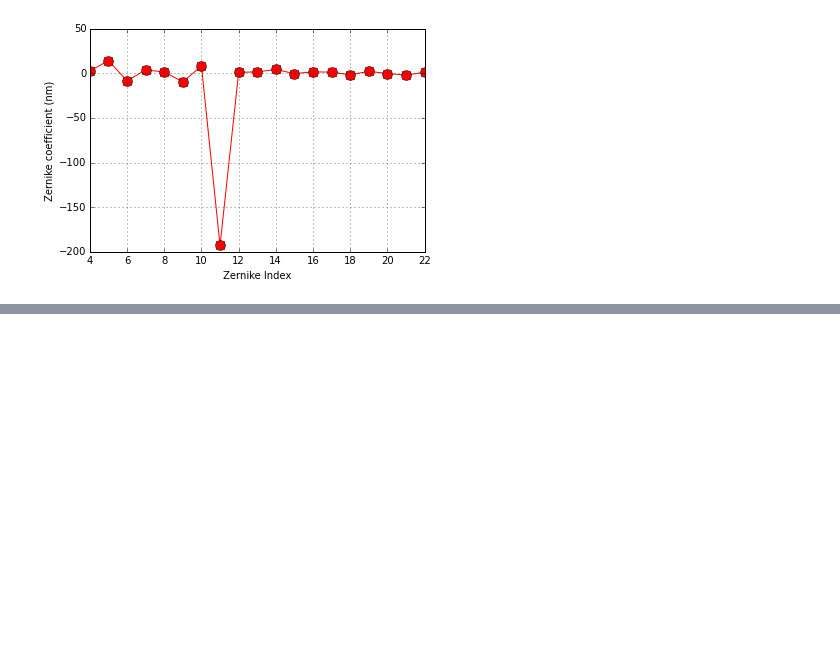
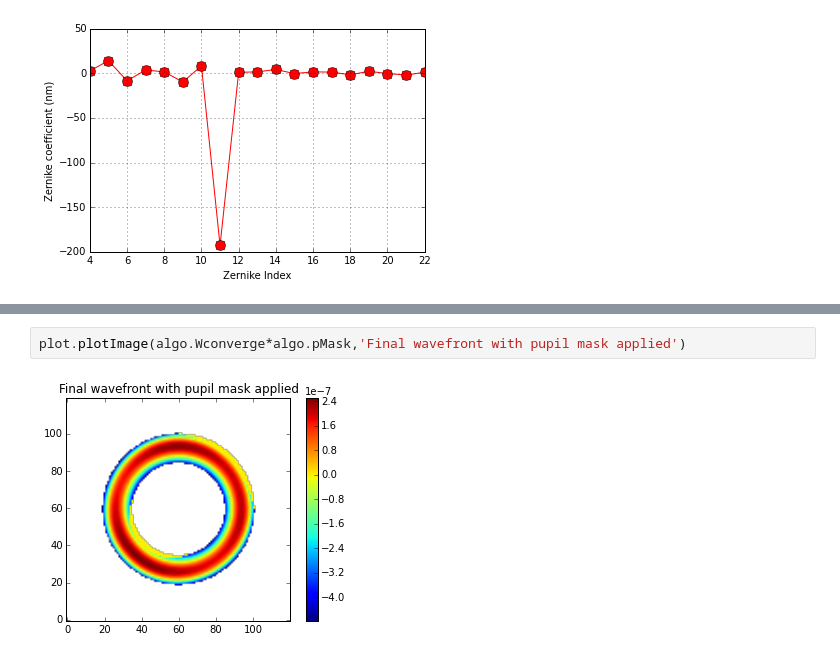
Before and after one commit to bxin/cwfs, a Jupyter notebook: example1.ipynb, the cells around one changed output, grey strips where cells are left out. Cells and saved outputs as stored; diff of their text form; blank space fills up the shorter version.

```diff
--- a/example1.ipynb
+++ b/example1.ipynb
@@ -50,0 +55,4 @@ plot.plotZer(algo.zer4UpNm,'nm')
+# %%
+plot.plotImage(algo.Wconverge*algo.pMask,'Final wavefront with pupil mask applied')
+# %% [output]
+[figure, added]
```
Also changed, not shown: parts of 1 cell of this notebook, 4 other files.
